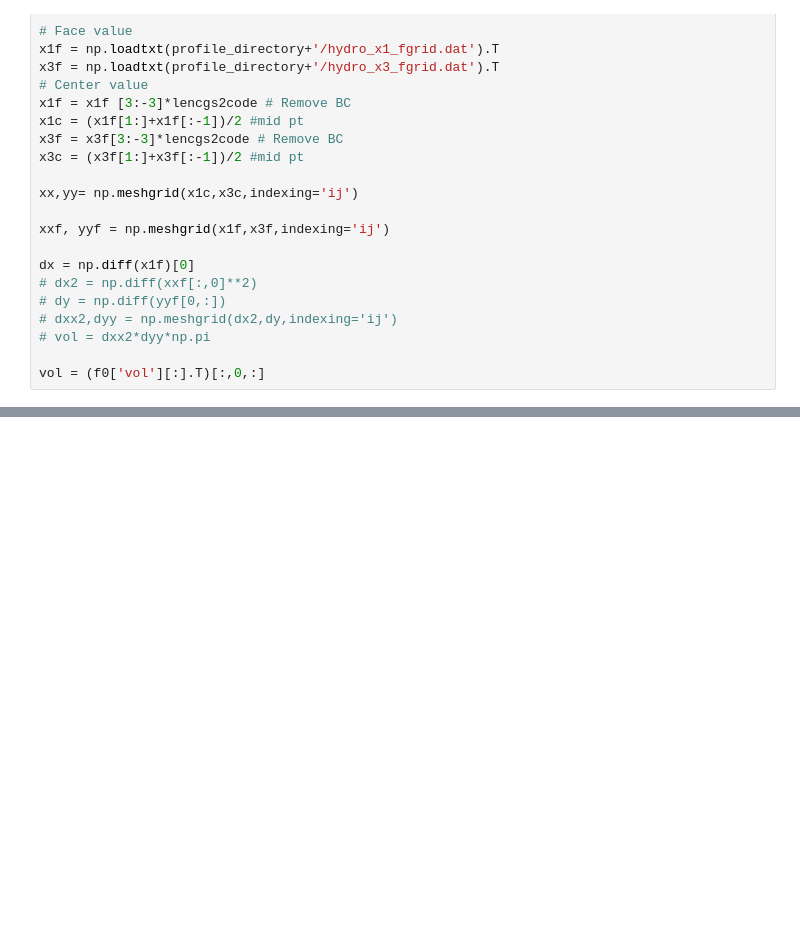
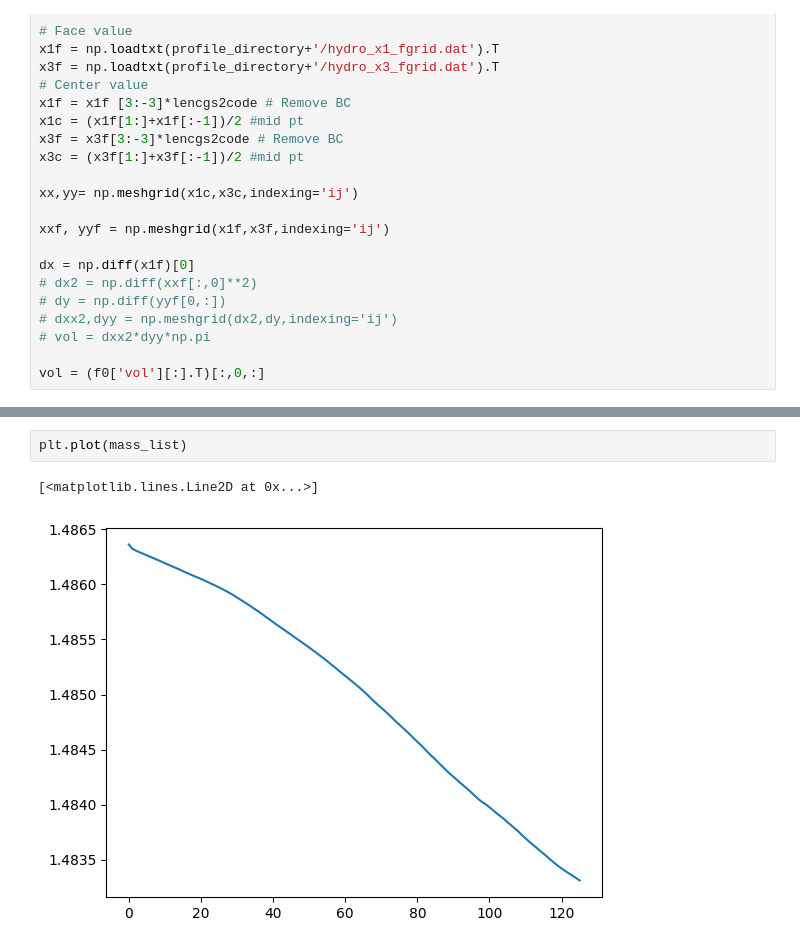
Before and after one commit to Chad-Chong/cumc3d, a Jupyter notebook: model/Type_Ia/outfile/Clean_readfile.ipynb, the cells around one changed output, grey strips where cells are left out. Drawn from its saved outputs; the diff is of its cells as text; blank space fills up the shorter version.

```diff
--- a/model/Type_Ia/outfile/Clean_readfile.ipynb
+++ b/model/Type_Ia/outfile/Clean_readfile.ipynb
@@ -156,0 +114,5 @@ plt.imshow((dens*primitive[ini56,1:-1,1,1:-1]).T)
+# %%
+plt.plot(mass_list)
+# %% [output]
+[<matplotlib.lines.Line2D at 0x...>]
+[figure, added]
```
Also changed, not shown: parts of 11 cells of this notebook, 21 other files.
